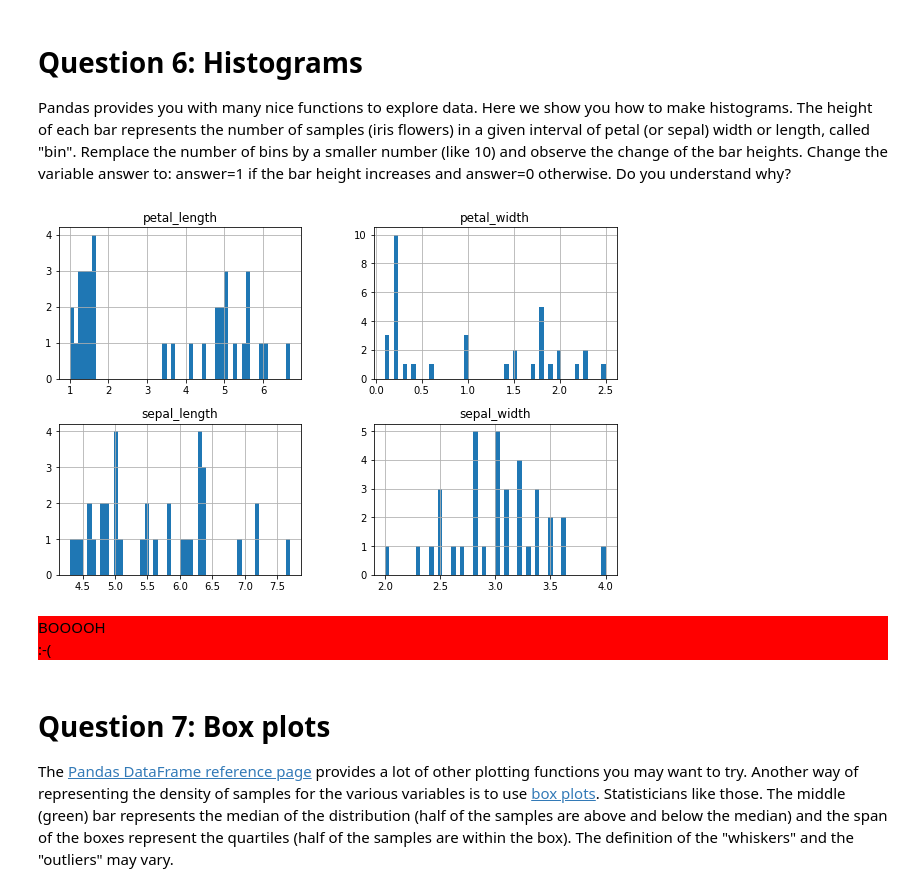
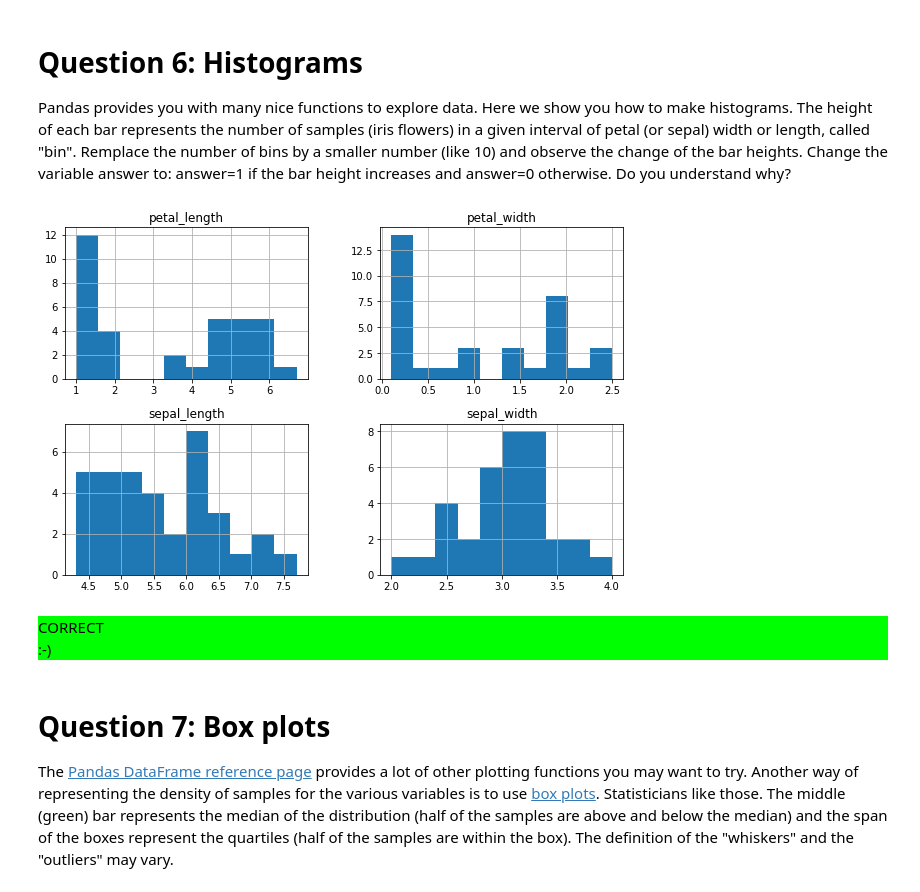
Before and after one commit to emilienlemaire/info232, a Jupyter notebook: TP0/TP0.ipynb, the cells around one changed output. Drawn from its saved outputs; the diff is of its cells as text; code cells hidden in the pictures.

```diff
--- a/TP0/TP0.ipynb
+++ b/TP0/TP0.ipynb
@@ -205,16 +205,16 @@ CORRECT
 
 Pandas provides you with many nice functions to explore data. Here we show you how to make histograms. The height of each bar represents the number of samples (iris flowers) in a given interval of petal (or sepal) width or length, called "bin". Remplace the number of bins by a smaller number (like 10) and observe the change of the bar heights. Change the variable answer to: answer=1 if the bar height increases and answer=0 otherwise. Do you understand why?
 # %%
-data.hist(figsize=(10, 10), bins=50, layout=(3, 2));
+data.hist(figsize=(10, 10), bins=10, layout=(3, 2));
 # %% [output]
-[figure, old version]
+[figure, new version]
 # %%
 question = 6
-answer = -1           # 1 if the maximum bar height increases when the bin number decreases, 0 otherwise
+answer = 1           # 1 if the maximum bar height increases when the bin number decreases, 0 otherwise
 score += check(answer, question)
 # %% [output]
-BOOOOH
-:-(
+CORRECT
+:-)
 # %% [markdown]
 # Question 7: Box plots
 The <a href="https://pandas.pydata.org/pandas-docs/stable/reference/frame.html">Pandas DataFrame reference page</a> provides a lot of other plotting functions you may want to try. Another way of representing the density of samples for the various variables is to use <a href="https://en.wikipedia.org/wiki/Box_plot">box plots</a>. Statisticians like those. The middle (green) bar represents the median of the distribution (half of the samples are above and below the median) and the span of the boxes represent the quartiles (half of the samples are within the box). The definition of the "whiskers" and the "outliers" may vary.
```
Also changed, not shown: parts of 7 cells of this notebook.
